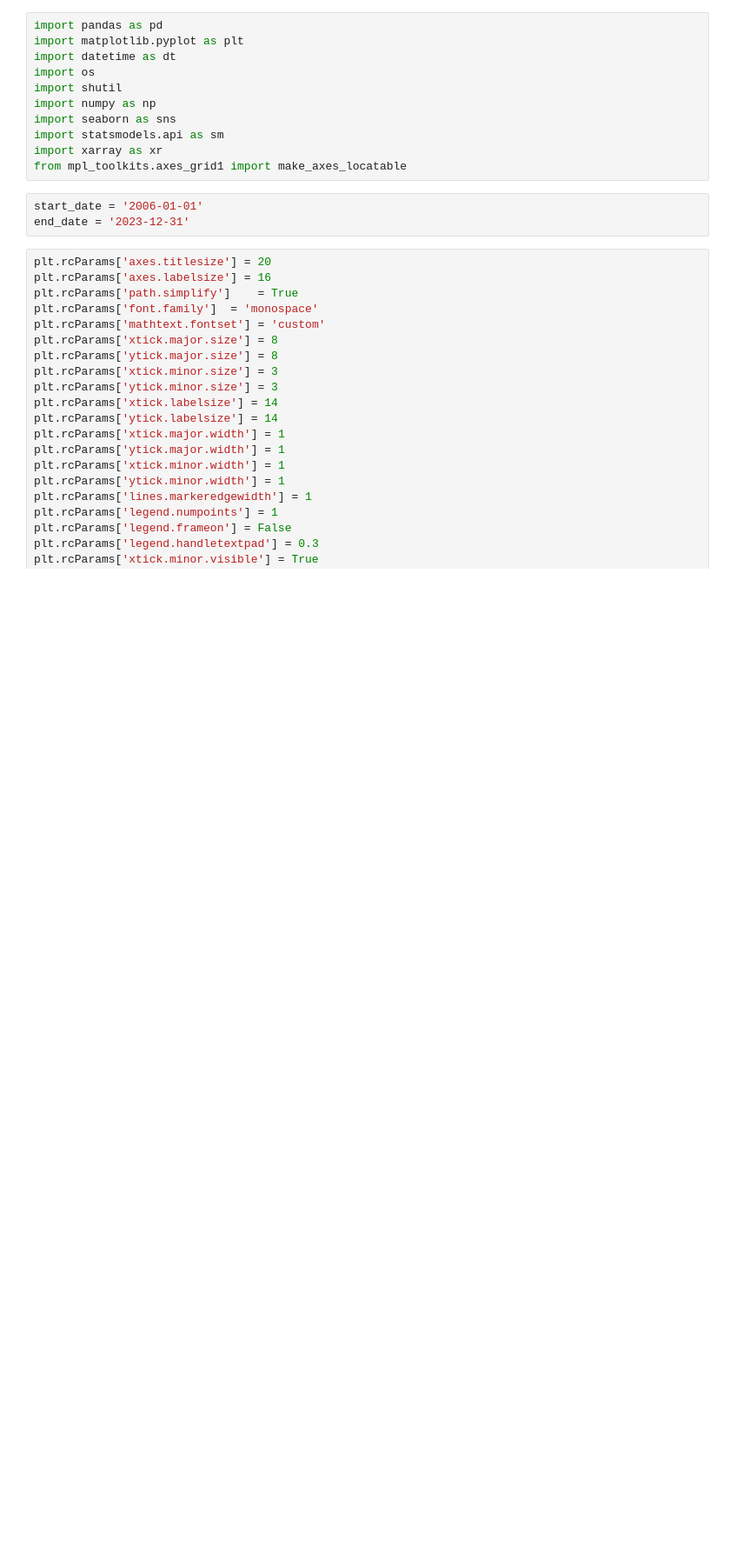
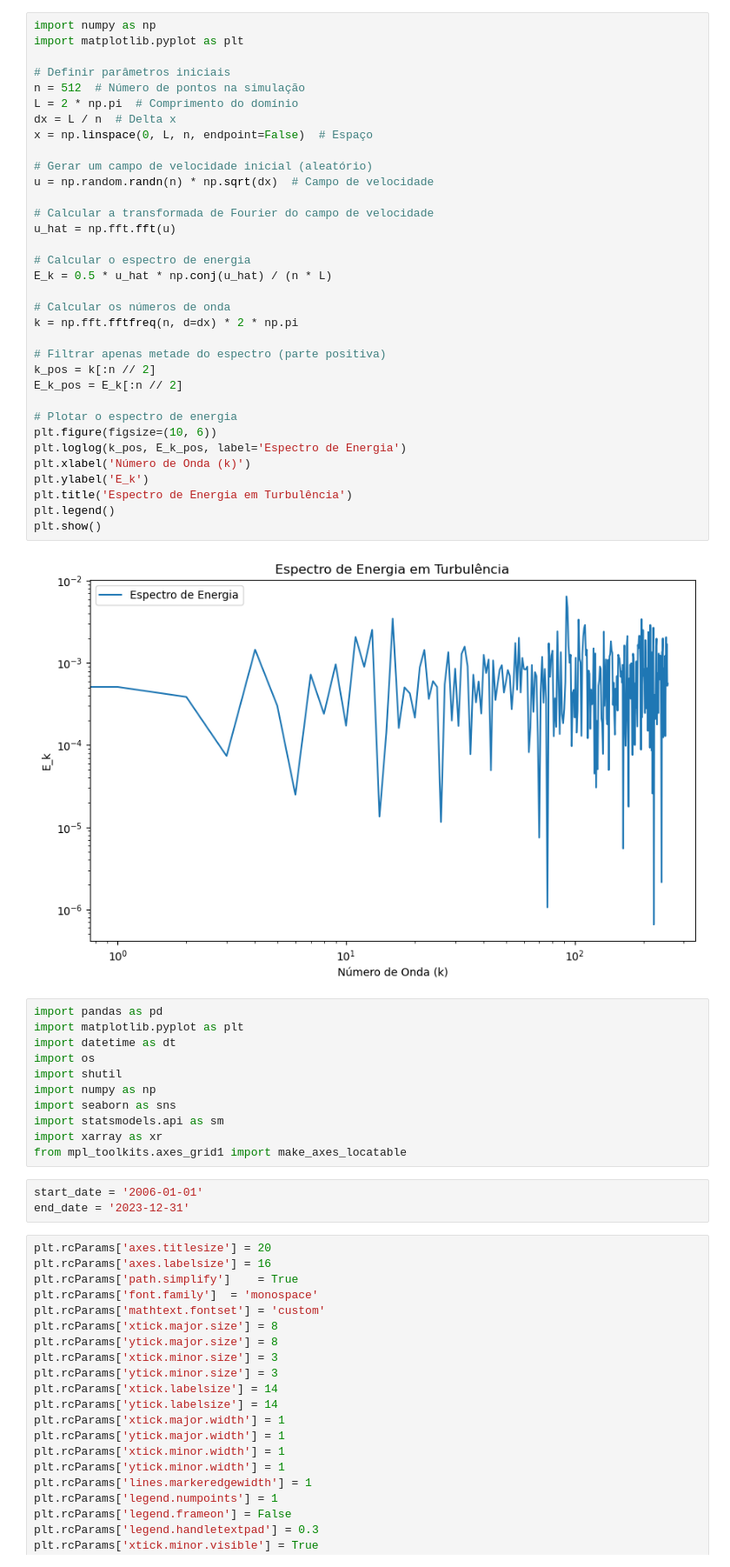
Before and after one commit to killatc/GSST-daytime-sky-quality, a Jupyter notebook: src/Meteorological_Diurnal_Analysis.ipynb, the cells around one changed output. Shown: that part at 87% size. Cells and saved outputs as stored; diff of their text form; blank space fills up the shorter version.

```diff
--- a/src/Meteorological_Diurnal_Analysis.ipynb
+++ b/src/Meteorological_Diurnal_Analysis.ipynb
@@ -1,3 +120,39 @@
+# %%
+import numpy as np
+import matplotlib.pyplot as plt
+
+# Definir parâmetros iniciais
+n = 512  # Número de pontos na simulação
+L = 2 * np.pi  # Comprimento do domínio
+dx = L / n  # Delta x
+x = np.linspace(0, L, n, endpoint=False)  # Espaço
+
+# Gerar um campo de velocidade inicial (aleatório)
+u = np.random.randn(n) * np.sqrt(dx)  # Campo de velocidade
+
+# Calcular a transformada de Fourier do campo de velocidade
+u_hat = np.fft.fft(u)
+
+# Calcular o espectro de energia
+E_k = 0.5 * u_hat * np.conj(u_hat) / (n * L)
+
+# Calcular os números de onda
+k = np.fft.fftfreq(n, d=dx) * 2 * np.pi
+
+# Filtrar apenas metade do espectro (parte positiva)
+k_pos = k[:n // 2]
+E_k_pos = E_k[:n // 2]
+
+# Plotar o espectro de energia
+plt.figure(figsize=(10, 6))
+plt.loglog(k_pos, E_k_pos, label='Espectro de Energia')
+plt.xlabel('Número de Onda (k)')
+plt.ylabel('E_k')
+plt.title('Espectro de Energia em Turbulência')
+plt.legend()
+plt.show()
+# %% [output]
+[figure, added]
 # %%
 import pandas as pd
 import matplotlib.pyplot as plt
```
Also changed, not shown: parts of 5 cells of this notebook, 11 other files.
